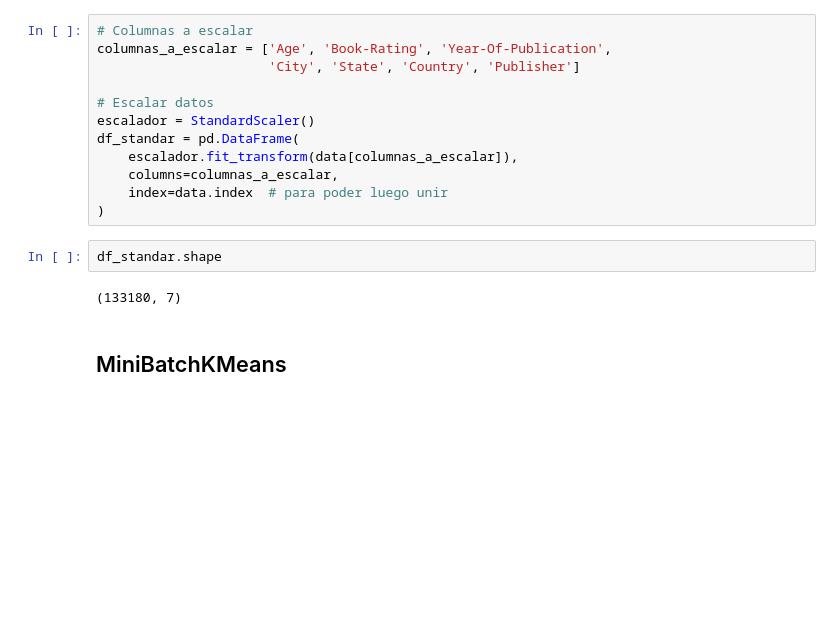
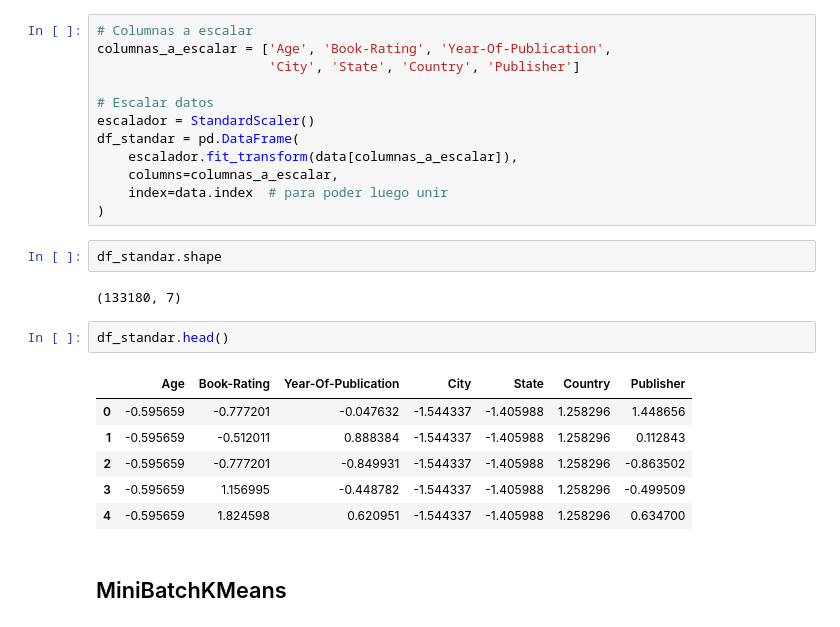
Before and after one commit to vyolete/SystemRecomendations, a Jupyter notebook: KmeansBookRecomendation.ipynb, the cells around one changed output. Cells and saved outputs as stored; diff of their text form; blank space fills up the shorter version.

```diff
--- a/KmeansBookRecomendation.ipynb
+++ b/KmeansBookRecomendation.ipynb
@@ -128,5 +128,14 @@ df_standar = pd.DataFrame(
 df_standar.shape
 # %% [output]
 (133180, 7)
+# %%
+df_standar.head()
+# %% [output]
+|  | Age | Book-Rating | Year-Of-Publication | City | State | Country | Publisher |
+| 0 | -0.595659 | -0.777201 | -0.047632 | -1.544337 | -1.405988 | 1.258296 | 1.448656 |
+| 1 | -0.595659 | -0.512011 | 0.888384 | -1.544337 | -1.405988 | 1.258296 | 0.112843 |
+| 2 | -0.595659 | -0.777201 | -0.849931 | -1.544337 | -1.405988 | 1.258296 | -0.863502 |
+| 3 | -0.595659 | 1.156995 | -0.448782 | -1.544337 | -1.405988 | 1.258296 | -0.499509 |
+| 4 | -0.595659 | 1.824598 | 0.620951 | -1.544337 | -1.405988 | 1.258296 | 0.634700 |
 # %% [markdown]
 ## MiniBatchKMeans
```
Also changed, not shown: parts of 3 cells of this notebook.
